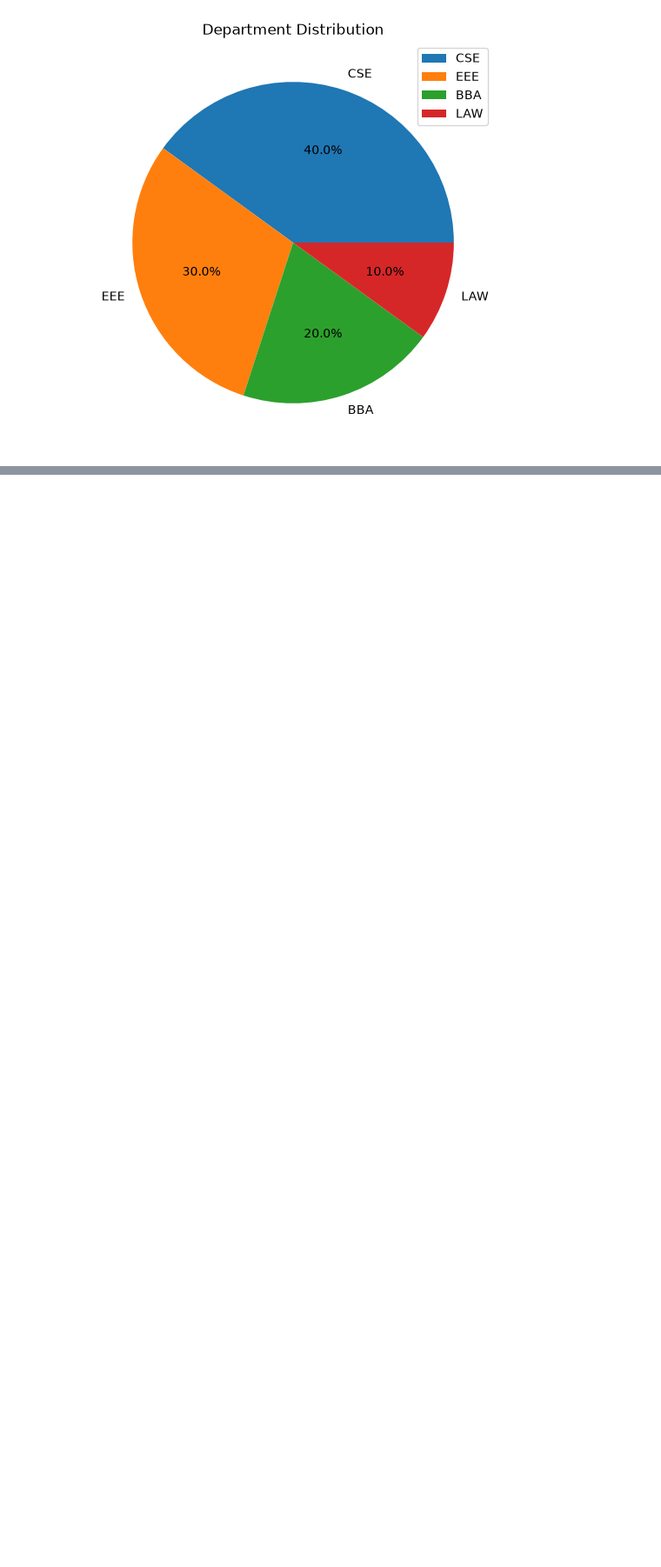
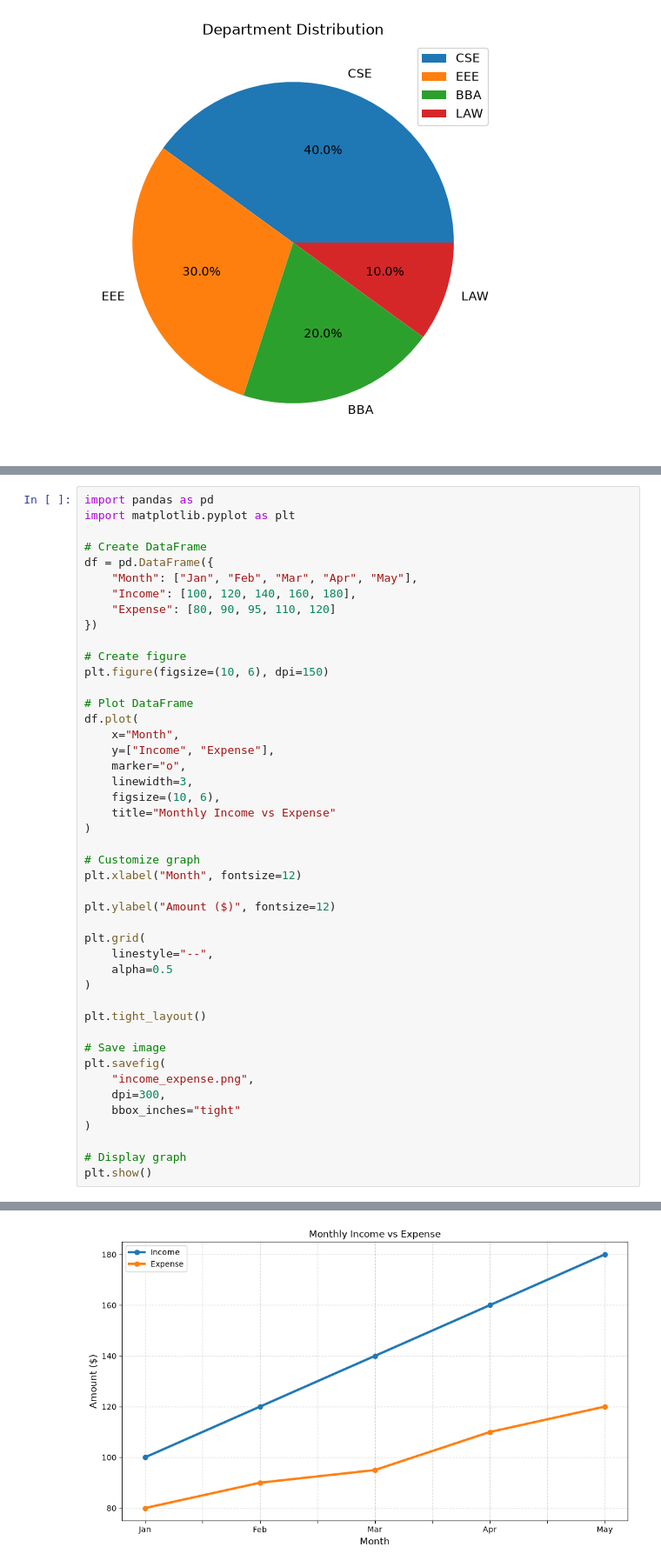
Before and after one commit to abid-rasel/MLOB_My_FILE, a Jupyter notebook: Session/Day 9/Matplotlib_basics.ipynb, the cells around one changed output, grey strips where cells are left out. Shown at 87% size. Cells and saved outputs as stored; diff of their text form; blank space fills up the shorter version.

```diff
--- a/Session/Day 9/Matplotlib_basics.ipynb
+++ b/Session/Day 9/Matplotlib_basics.ipynb
@@ -1059,0 +1290,46 @@ plt.show()
+# %%
+import pandas as pd
+import matplotlib.pyplot as plt
+
+# Create DataFrame
+df = pd.DataFrame({
+    "Month": ["Jan", "Feb", "Mar", "Apr", "May"],
+    "Income": [100, 120, 140, 160, 180],
+    "Expense": [80, 90, 95, 110, 120]
+})
+
+# Create figure
+plt.figure(figsize=(10, 6), dpi=150)
+
+# Plot DataFrame
+df.plot(
+    x="Month",
+    y=["Income", "Expense"],
+    marker="o",
+    linewidth=3,
+    figsize=(10, 6),
+    title="Monthly Income vs Expense"
+)
+
+# Customize graph
+plt.xlabel("Month", fontsize=12)
+
+plt.ylabel("Amount ($)", fontsize=12)
+
+plt.grid(
+    linestyle="--",
+    alpha=0.5
+)
+
+plt.tight_layout()
+
+# Save image
+plt.savefig(
+    "income_expense.png",
+    dpi=300,
+    bbox_inches="tight"
+)
+
+# Display graph
+plt.show()
+# %% [output]
@@ -1059,0 +1337 @@ plt.show()
+[figure, added]
```
Also changed, not shown: parts of 12 cells of this notebook, 2 other files.
